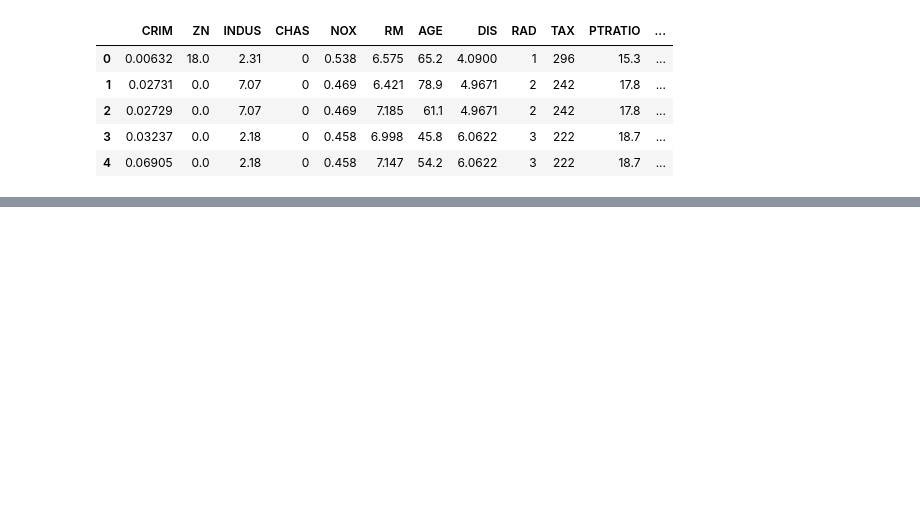
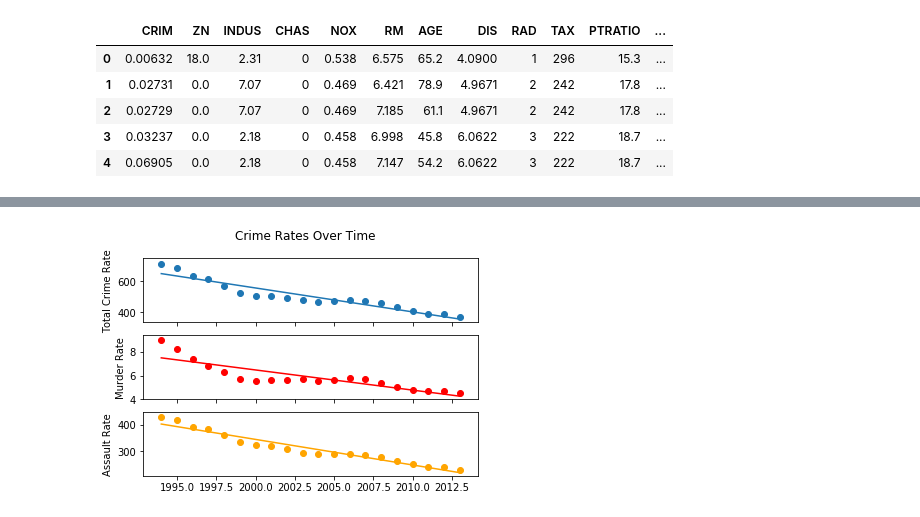
Before and after one commit to KenT370/Learned_Tech, a Jupyter notebook: Python/Matplotlib/Matplotlib_and_Stats.ipynb, the cells around one changed output, grey strips where cells are left out. Cells and saved outputs as stored; diff of their text form; code cells hidden in the pictures; blank space fills up the shorter version.

```diff
--- a/Python/Matplotlib/Matplotlib_and_Stats.ipynb
+++ b/Python/Matplotlib/Matplotlib_and_Stats.ipynb
@@ -45,0 +80,38 @@ heights = pd.read_csv('general_heights.csv')
+# %%
+# Fits and Regression Using SciPy
+
+from scipy.stats import linregress
+
+data = pd.read_csv('crime_data.csv')
+year = data.iloc[:,0]
+total_crime_rate = data.iloc[:,3]
+murder_rate = data.iloc[:,5]
+assault_rate = data.iloc[:,11]
+
+slopeT, interceptT, r_value, std_err, p_value = linregress(year,total_crime_rate)
+slopeM, interceptM, r_value, std_err, p_value = linregress(year,murder_rate)
+slopeA, interceptA, r_value, std_err, p_value = linregress(year,assault_rate)
+
+fit_T = slopeT * year + interceptT
+fit_M = slopeM * year + interceptM
+fit_A = slopeA * year + interceptA
+
+fig, (ax1,ax2,ax3) = plt.subplots(3,sharex=True)
+
+fig.suptitle("Crime Rates Over Time")
+
+ax1.plot(year, fit_T,label='Total Crime Rate')
+ax1.scatter(year,total_crime_rate)
+ax1.set_ylabel('Total Crime Rate')
+
+ax2.plot(year, fit_M,label='Murder Rate',color='r')
+ax2.scatter(year,murder_rate,color='r')
+ax2.set_ylabel('Murder Rate')
+
+ax3.plot(year, fit_A,label='Assault Rate',color='orange')
+ax3.scatter(year,assault_rate,color='orange')
+ax3.set_ylabel('Assault Rate')
+
+plt.show()
+# %% [output]
+[figure, added]
```
Also changed, not shown: parts of 4 cells of this notebook, 5 other files.
